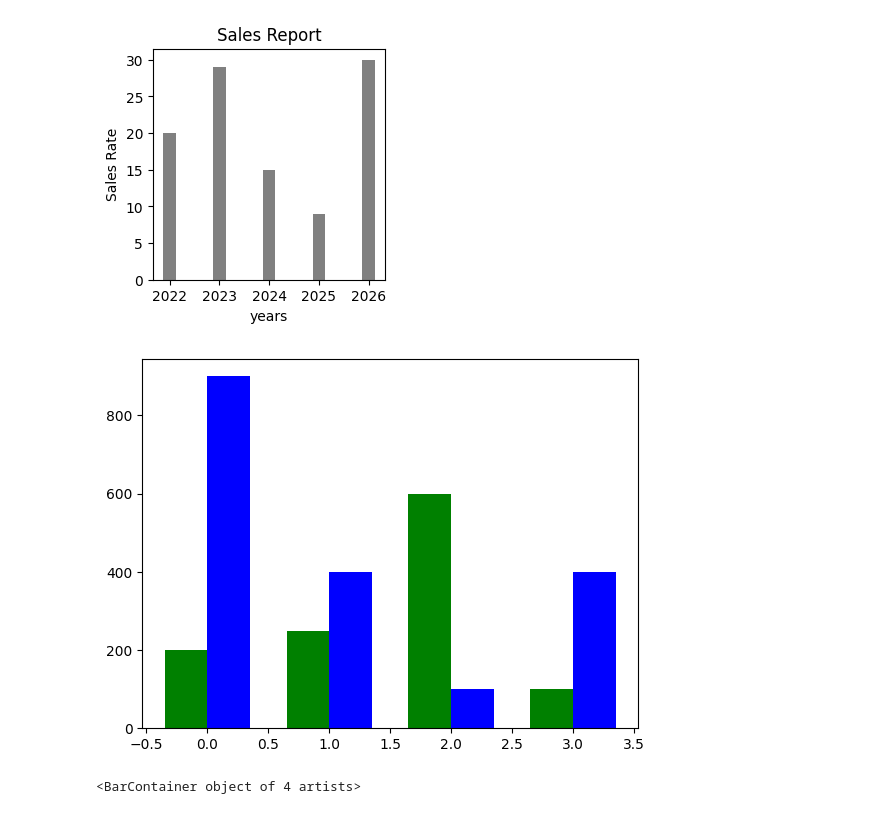
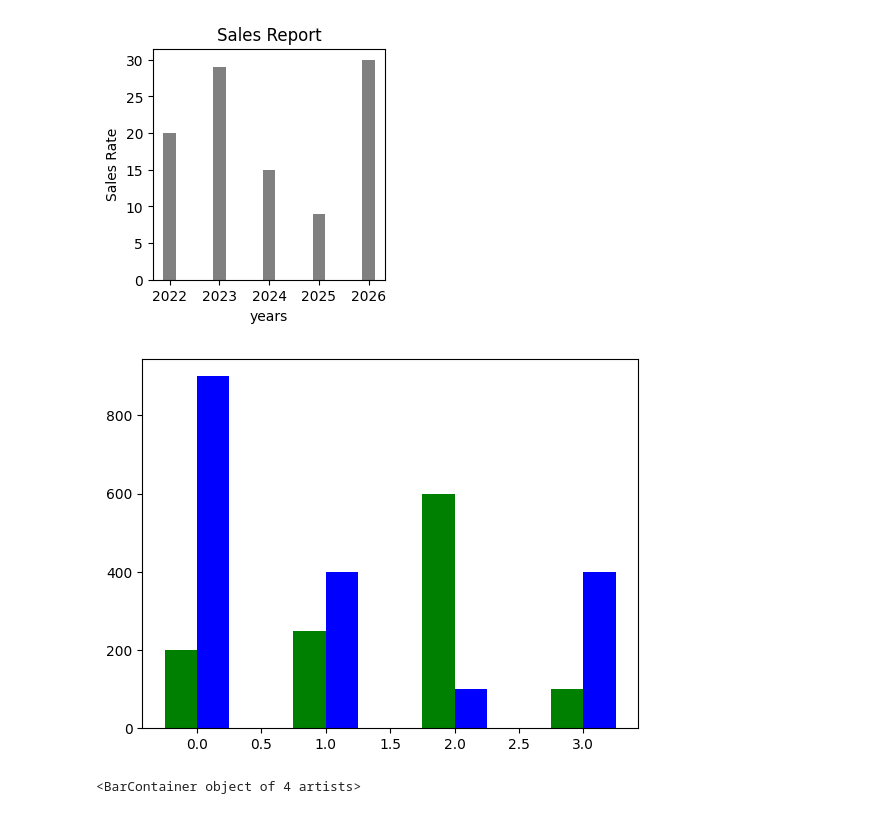
Before and after one commit to Hamad570/AI_and_System_Engineering_Learning_Journey, a Jupyter notebook: python_basic_to_advance_practice_code/matplotlib.ipynb, the cells around one changed output. Saved outputs shown, nothing was run; the diff lists cells and outputs as text; code cells hidden in the pictures.

```diff
--- a/python_basic_to_advance_practice_code/matplotlib.ipynb
+++ b/python_basic_to_advance_practice_code/matplotlib.ipynb
@@ -127,15 +95,15 @@ plt.show()
 # %%
 #Create grouped bar chart.
 n=['A','B','C','D']
 m1=[200,250,600,100]
 m2=[900,400,100,400]
 y=np.arange(len(n))
-width=0.35
+width=0.25
 plt.bar(y-(width/2),m1,width,color='Green',label='Sales')
 plt.bar(y+(width/2),m2,width,color='Blue',label='buy')
 plt.show()
 # %% [output]
-[figure, old version]
+[figure, new version]
 # %%
 #Create stacked bar chart.
 plt.barh(n,m1,label='sales',color='red')
```
Also changed, not shown: parts of 32 cells of this notebook, 6 other files.
